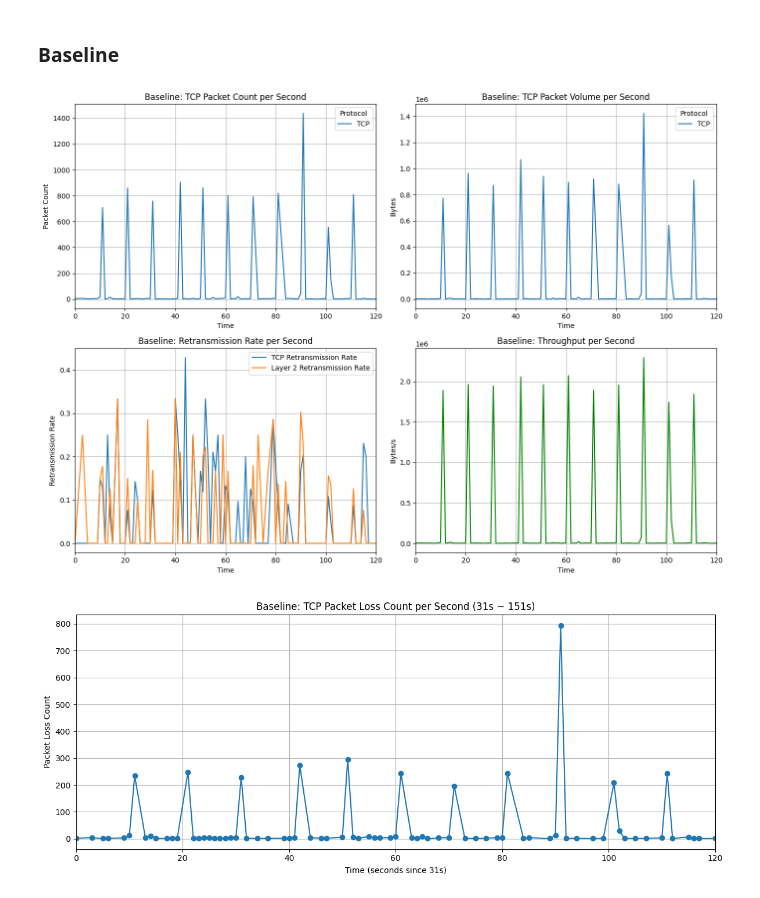
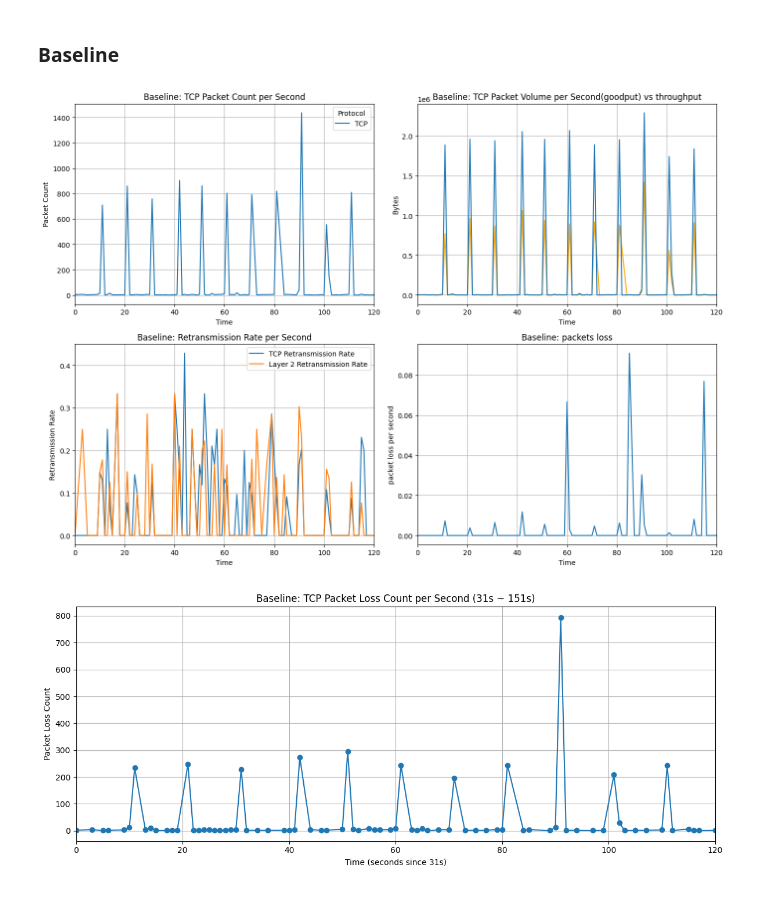
Before and after one commit to sssxrf/740DataPostprocess, a Jupyter notebook: code/740project.ipynb, the cells around one changed output. Saved outputs shown, nothing was run; the diff lists cells and outputs as text; code cells hidden in the pictures.

Commit message:
baseline graph complete

```diff
--- a/code/740project.ipynb
+++ b/code/740project.ipynb
@@ -10,14 +10,15 @@ import matplotlib.pyplot as plt
 data = pd.read_csv('../csvs/Baseline.csv')
 tcp_retrans = pd.read_csv('../csvs/Baseline_tcp_retrans.csv')
 layer2_retrans = pd.read_csv('../csvs/Baseline_layer2_retrans.csv')
+pkts_loss = pd.read_csv('../csvs/Baseline_pkts_loss.csv')
 
 # preprocess
-for df in [data, tcp_retrans, layer2_retrans]:
+for df in [data, tcp_retrans, layer2_retrans, pkts_loss]:
     df['Time'] = pd.to_numeric(df['Time'], errors='coerce')
     df.dropna(subset=['Time'], inplace=True)
     df['Time_bin'] = df['Time'].astype(int)
 
-total_packet_counts_persecond = data.groupby('Time_bin').size()
+
 # =========================
 # 1. TCP Packet Count & Volume
 # =========================
@@ -30,6 +31,7 @@ packet_volumes = tcp_udp.groupby(['Time_bin', 'Protocol'])['Length'].sum().unsta
 # 2. Retransmission Rates
 # =========================
 # TCP
+total_packet_counts_persecond = data.groupby('Time_bin').size()
 tcp_retrans_count = tcp_retrans.groupby('Time_bin').size()
 tcp_all_count = data[data['Protocol'] == 'TCP'].groupby('Time_bin').size()
 tcp_retrans_rate = (tcp_retrans_count / total_packet_counts_persecond.replace(0, pd.NA)).fillna(0)
@@ -40,9 +42,11 @@ layer2_all_count = data[data['Protocol'] == 'TCP'].groupby('Time_bin').size()
 layer2_retrans_rate = (layer2_retrans_count / total_packet_counts_persecond.replace(0, pd.NA)).fillna(0)
 
 # =========================
-# 3. Throughput (all traffic)
+# 3. Throughput (all traffic) and packets loss
 # =========================
 throughput = data.groupby('Time_bin')['Length'].sum()
+pktloss = pkts_loss.groupby('Time_bin').size()
+pktloss_per_second = (pktloss / total_packet_counts_persecond.replace(0, pd.NA)).fillna(0)
 
 # =========================
 # 4. clamping
@@ -54,6 +58,7 @@ packet_volumes = packet_volumes.loc[start:end]
 tcp_retrans_rate = tcp_retrans_rate.loc[start:end]
 layer2_retrans_rate = layer2_retrans_rate.loc[start:end]
 throughput = throughput.loc[start:end]
+pktloss_per_second = pktloss_per_second.loc[start:end]
 
 # indexes
 packet_counts.index = packet_counts.index - start
@@ -61,6 +66,7 @@ packet_volumes.index = packet_volumes.index - start
 tcp_retrans_rate.index = tcp_retrans_rate.index - start
 layer2_retrans_rate.index = layer2_retrans_rate.index - start
 throughput.index = throughput.index - start
+pktloss_per_second.index = pktloss_per_second.index -start
 
 # =========================
 # 5. draw
@@ -76,37 +82,38 @@ plt.title('Baseline: TCP Packet Count per Second')
 plt.grid(True)
 plt.xlim(0, end - start)
 
 # TCP/UDP Packet Volumes
 plt.subplot(2, 2, 2)
-packet_volumes.plot(ax=plt.gca())
+plt.plot(packet_volumes.index, packet_volumes.values, color='orange', label='goodput')
+plt.plot(throughput.index, throughput.values, label='throughput')
 plt.xlabel('Time')
 plt.ylabel('Bytes')
-plt.title('Baseline: TCP Packet Volume per Second')
+plt.title('Baseline: TCP Packet Volume per Second(goodput) vs throughput')
 plt.grid(True)
 plt.xlim(0, end - start)
 
 # Retransmission Rate Plot
 plt.subplot(2, 2, 3)
 plt.plot(tcp_retrans_rate.index, tcp_retrans_rate.values, label='TCP Retransmission Rate')
 plt.plot(layer2_retrans_rate.index, layer2_retrans_rate.values, label='Layer 2 Retransmission Rate')
 plt.xlabel('Time')
 plt.ylabel('Retransmission Rate')
 plt.title('Baseline: Retransmission Rate per Second')
 plt.legend()
 plt.grid(True)
 plt.xlim(0, end - start)
 
 # Throughput
 plt.subplot(2, 2, 4)
-plt.plot(throughput.index, throughput.values, color='green')
+plt.plot(pktloss_per_second.index, pktloss_per_second.values)
 plt.xlabel('Time')
-plt.ylabel('Bytes/s')
-plt.title('Baseline: Throughput per Second')
+plt.ylabel('packet loss per second')
+plt.title('Baseline: packets loss')
 plt.grid(True)
 plt.xlim(0, end - start)
 
 plt.tight_layout()
 plt.show()
 # %% [output]
-[figure, old version]
+[figure, new version]
 # %%
```
Also changed, not shown: parts of 1 cell of this notebook, 1 other file.
